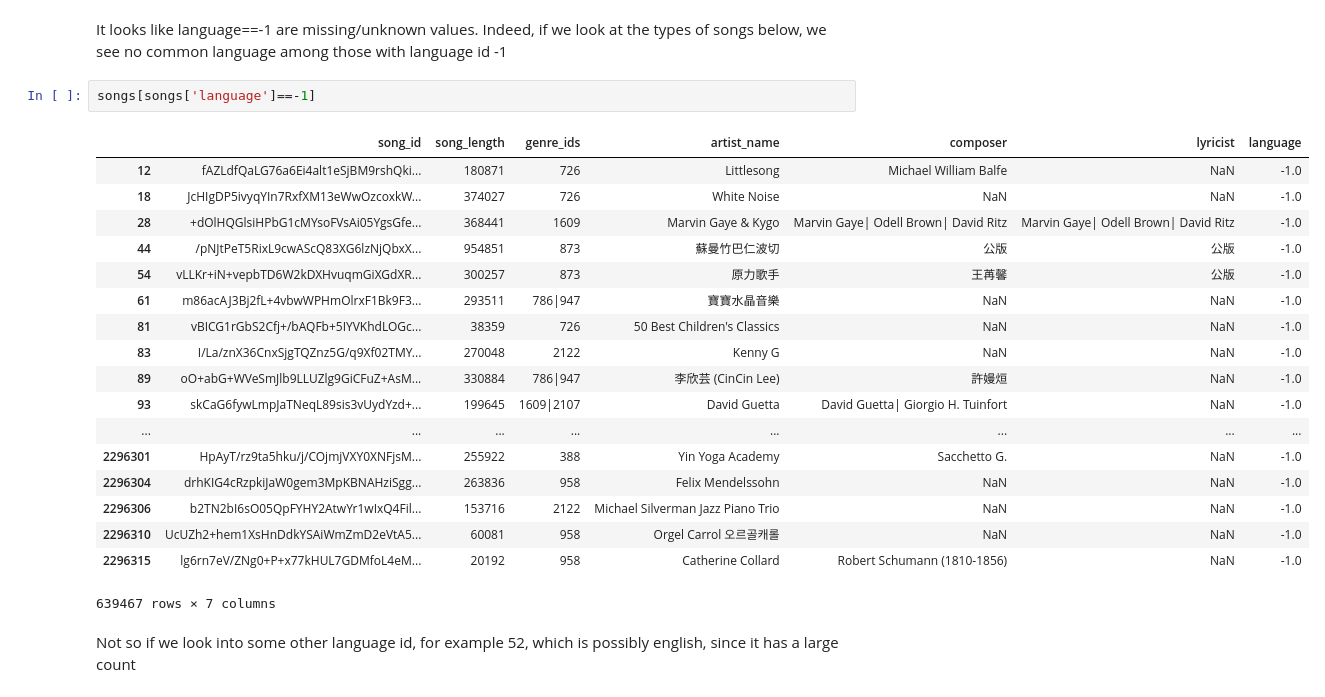
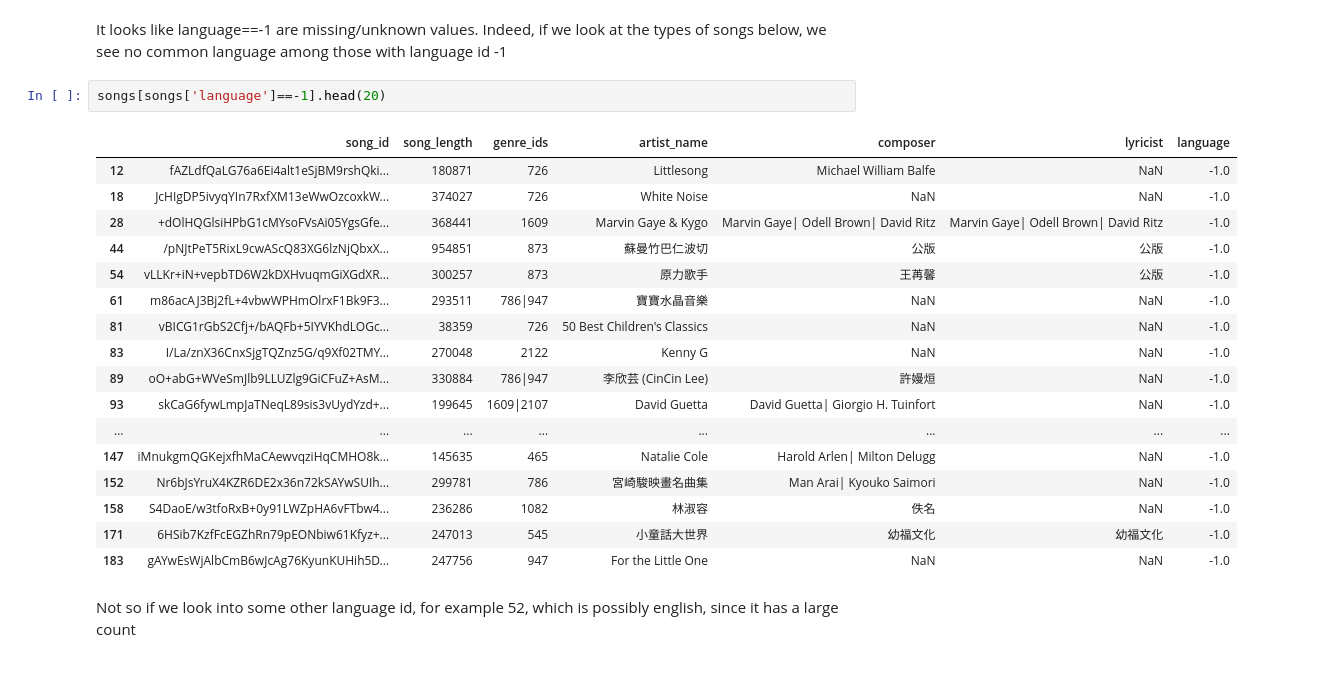
Before and after one commit to pravarmahajan/WSDM-Challenge, a Jupyter notebook: EDA.ipynb, the cells around one changed output. Cells and saved outputs as stored; diff of their text form.

Commit message:
modifying the size of some tables

```diff
--- a/EDA.ipynb
+++ b/EDA.ipynb
@@ -217,26 +217,25 @@ dtype: int64
 # %% [markdown]
 It looks like language==-1 are missing/unknown values. Indeed, if we look at the types of songs below, we see no common language among those with language id -1
 # %%
-songs[songs['language']==-1]
+songs[songs['language']==-1].head(20)
 # %% [output]
 |  | song_id | song_length | genre_ids | artist_name | composer | lyricist | language |
 | 12 | fAZLdfQaLG76a6Ei4alt1eSjBM9rshQki... | 180871 | 726 | Littlesong | Michael William Balfe | NaN | -1.0 |
 | 18 | JcHIgDP5ivyqYIn7RxfXM13eWwOzcoxkW... | 374027 | 726 | White Noise | NaN | NaN | -1.0 |
 | 28 | +dOlHQGlsiHPbG1cMYsoFVsAi05YgsGfe... | 368441 | 1609 | Marvin Gaye & Kygo | Marvin Gaye| Odell Brown| David Ritz | Marvin Gaye| Odell Brown| David Ritz | -1.0 |
 | 44 | /pNJtPeT5RixL9cwAScQ83XG6lzNjQbxX... | 954851 | 873 | 蘇曼竹巴仁波切 | 公版 | 公版 | -1.0 |
 | 54 | vLLKr+iN+vepbTD6W2kDXHvuqmGiXGdXR... | 300257 | 873 | 原力歌手 | 王苒馨 | 公版 | -1.0 |
 | 61 | m86acAJ3Bj2fL+4vbwWPHmOlrxF1Bk9F3... | 293511 | 786|947 | 寶寶水晶音樂 | NaN | NaN | -1.0 |
 | 81 | vBICG1rGbS2Cfj+/bAQFb+5IYVKhdLOGc... | 38359 | 726 | 50 Best Children's Classics | NaN | NaN | -1.0 |
 | 83 | I/La/znX36CnxSjgTQZnz5G/q9Xf02TMY... | 270048 | 2122 | Kenny G | NaN | NaN | -1.0 |
 | 89 | oO+abG+WVeSmJlb9LLUZlg9GiCFuZ+AsM... | 330884 | 786|947 | 李欣芸 (CinCin Lee) | 許嫚烜 | NaN | -1.0 |
 | 93 | skCaG6fywLmpJaTNeqL89sis3vUydYzd+... | 199645 | 1609|2107 | David Guetta | David Guetta| Giorgio H. Tuinfort | NaN | -1.0 |
 | ... | ... | ... | ... | ... | ... | ... | ... |
-| 2296301 | HpAyT/rz9ta5hku/j/COjmjVXY0XNFjsM... | 255922 | 388 | Yin Yoga Academy | Sacchetto G. | NaN | -1.0 |
-| 2296304 | drhKIG4cRzpkiJaW0gem3MpKBNAHziSgg... | 263836 | 958 | Felix Mendelssohn | NaN | NaN | -1.0 |
-| 2296306 | b2TN2bI6sO05QpFYHY2AtwYr1wIxQ4Fil... | 153716 | 2122 | Michael Silverman Jazz Piano Trio | NaN | NaN | -1.0 |
-| 2296310 | UcUZh2+hem1XsHnDdkYSAiWmZmD2eVtA5... | 60081 | 958 | Orgel Carrol 오르골캐롤 | NaN | NaN | -1.0 |
-| 2296315 | lg6rn7eV/ZNg0+P+x77kHUL7GDMfoL4eM... | 20192 | 958 | Catherine Collard | Robert Schumann (1810-1856) | NaN | -1.0 |
+| 147 | iMnukgmQGKejxfhMaCAewvqziHqCMHO8k... | 145635 | 465 | Natalie Cole | Harold Arlen| Milton Delugg | NaN | -1.0 |
+| 152 | Nr6bJsYruX4KZR6DE2x36n72kSAYwSUIh... | 299781 | 786 | 宮崎駿映畫名曲集 | Man Arai| Kyouko Saimori | NaN | -1.0 |
+| 158 | S4DaoE/w3tfoRxB+0y91LWZpHA6vFTbw4... | 236286 | 1082 | 林淑容 | 佚名 | NaN | -1.0 |
+| 171 | 6HSib7KzfFcEGZhRn79pEONbiw61Kfyz+... | 247013 | 545 | 小童話大世界 | 幼福文化 | 幼福文化 | -1.0 |
+| 183 | gAYwEsWjAlbCmB6wJcAg76KyunKUHih5D... | 247756 | 947 | For the Little One | NaN | NaN | -1.0 |
-639467 rows × 7 columns
 # %% [markdown]
 Not so if we look into some other language id, for example 52, which is possibly english, since it has a large count
 # %%
```
Also changed, not shown: parts of 2 cells of this notebook.
